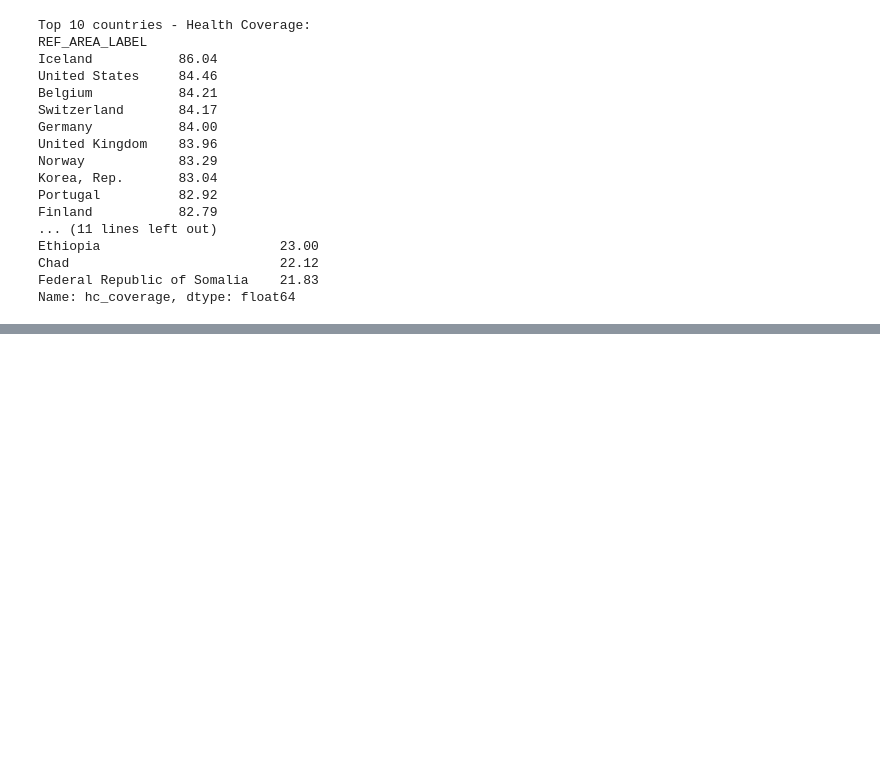
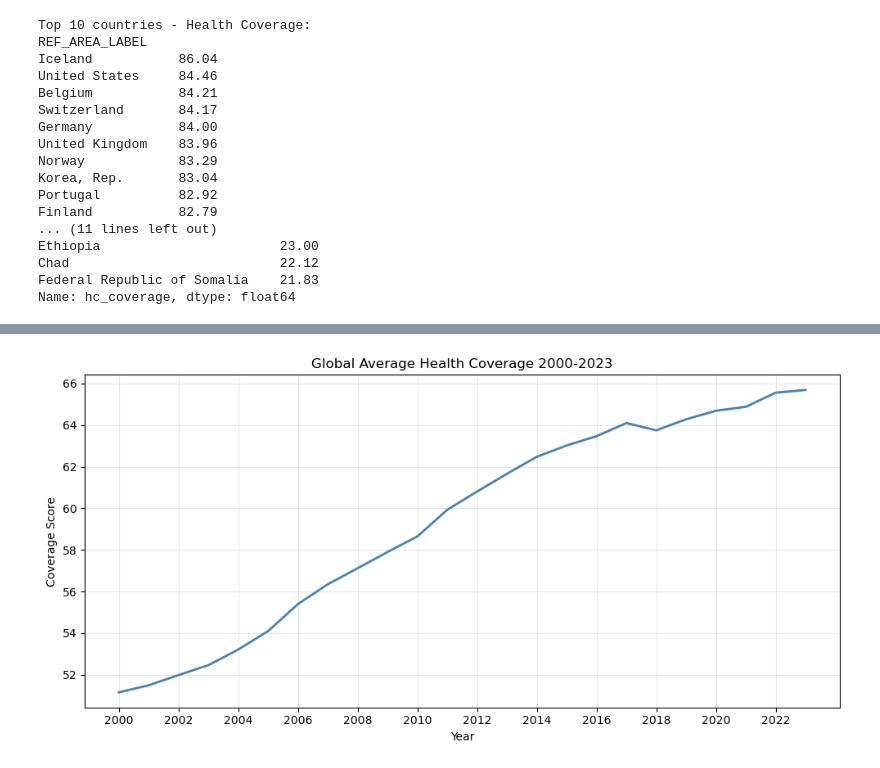
Before and after one commit to deelux-2468/Individual-_CW_DSPLC-IIT, a Jupyter notebook: EDA.ipynb, the cells around one changed output, grey strips where cells are left out. Saved outputs shown, nothing was run; the diff lists cells and outputs as text; code cells hidden in the pictures; blank space fills up the shorter version.

```diff
--- a/EDA.ipynb
+++ b/EDA.ipynb
@@ -83,0 +111,5 @@ hello world
+# %%
+# global average health coverage per year
+hc_trend = df_total.groupby('year')['hc_coverage'].mean().round(2)
+print("Health Coverage trend:")
+print(hc_trend)
@@ -83,0 +159,14 @@ hello world
+# %%
+# Health Coverage trend
+plt.figure(figsize=(10, 5))
+plt.plot(hc_trend.index, hc_trend.values, color='steelblue', linewidth=2)
+plt.title('Global Average Health Coverage 2000-2023')
+plt.xlabel('Year')
+plt.ylabel('Coverage Score')
+plt.xticks(range(2000, 2024, 2), rotation=0)
+plt.grid(True, alpha=0.3)
+plt.tight_layout()
+plt.savefig('EDA/hc_trend.png', dpi=150, bbox_inches='tight')
+plt.show()
+# %% [output]
+[figure, added]
```
Also changed, not shown: parts of 27 cells of this notebook.
